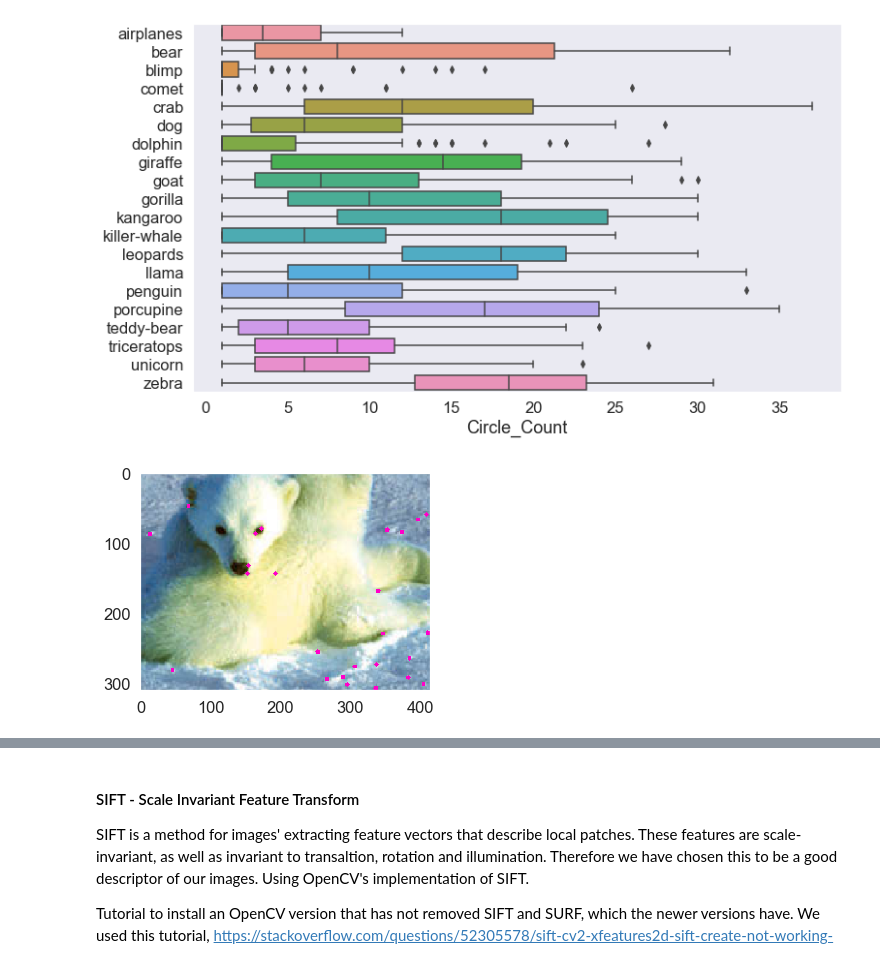
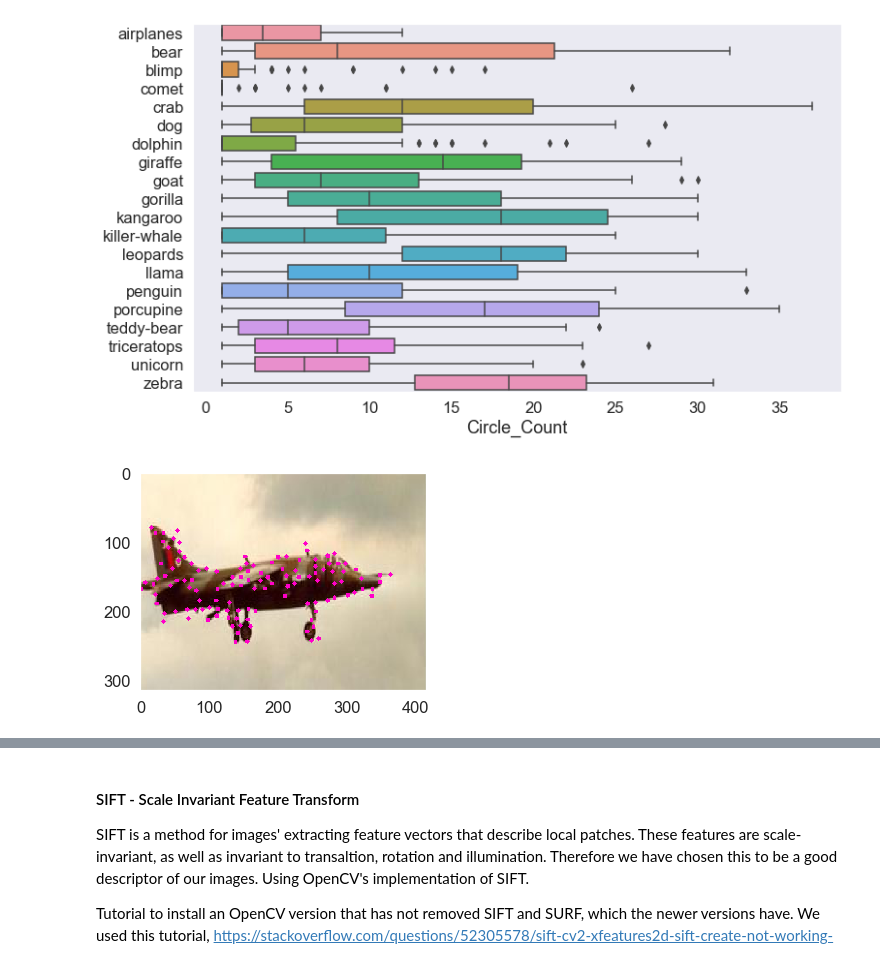
Before and after one commit to henrhoi/image-classification, a Jupyter notebook: GradProject_NB2.ipynb, the cells around one changed output, grey strips where cells are left out. Drawn from its saved outputs; the diff is of its cells as text; code cells hidden in the pictures.

```diff
--- a/GradProject_NB2.ipynb
+++ b/GradProject_NB2.ipynb
@@ -567,23 +557,22 @@ ax = sns.boxplot(y=[label_dict[label] for label in training_data["Label"]], x="C
 # %%
 def get_harris_corners(img):
     image = img.copy()
     gray = cv2.cvtColor(image, cv2.COLOR_BGR2GRAY)
 
-    corners = cv2.goodFeaturesToTrack(gray, 25, 0.01, 10)
-    corners = np.int0(corners)
-    return corners
+    corners = cv2.goodFeaturesToTrack(gray, 1000, 0.01, 10)
+    return np.int0(corners) if corners is not None else np.array([])
 
 def visualize_harris_corners(img):
     image = img.copy()
     corners = get_harris_corners(image)
     for i in corners:
         x,y = i.ravel()
         cv2.circle(image, (x, y), 3, (255, 0, 200), -1)
 
     plt.imshow(image)
     plt.show();
 
-img = training_data["Scaled_Image"][103].copy()
+img = training_data["Scaled_Image"][13].copy()
 visualize_harris_corners(img)
 # %% [output]
-[figure, old version]
+[figure, new version]
```
Also changed, not shown: parts of 15 cells of this notebook.
